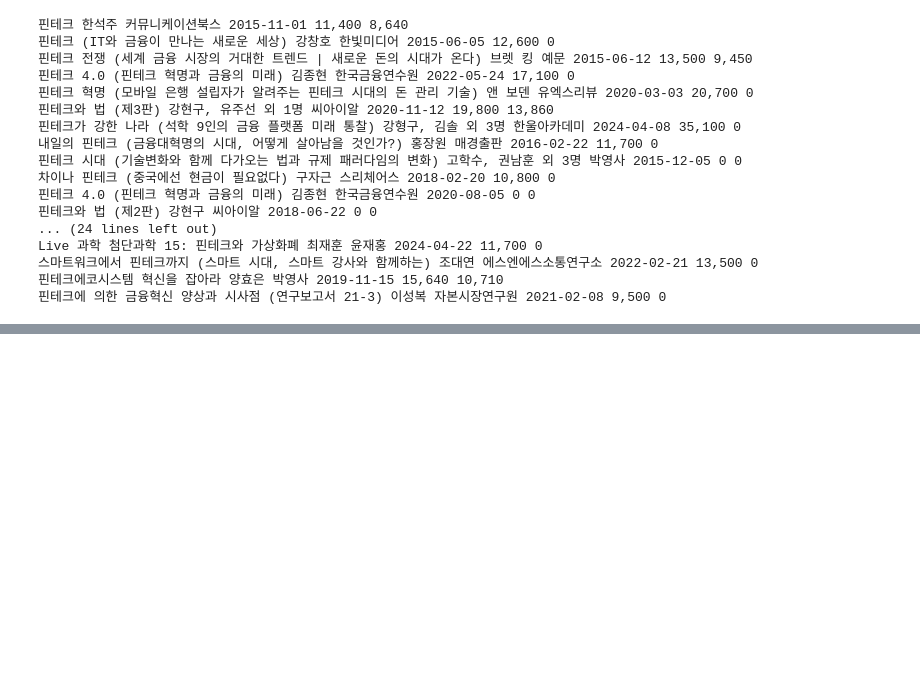
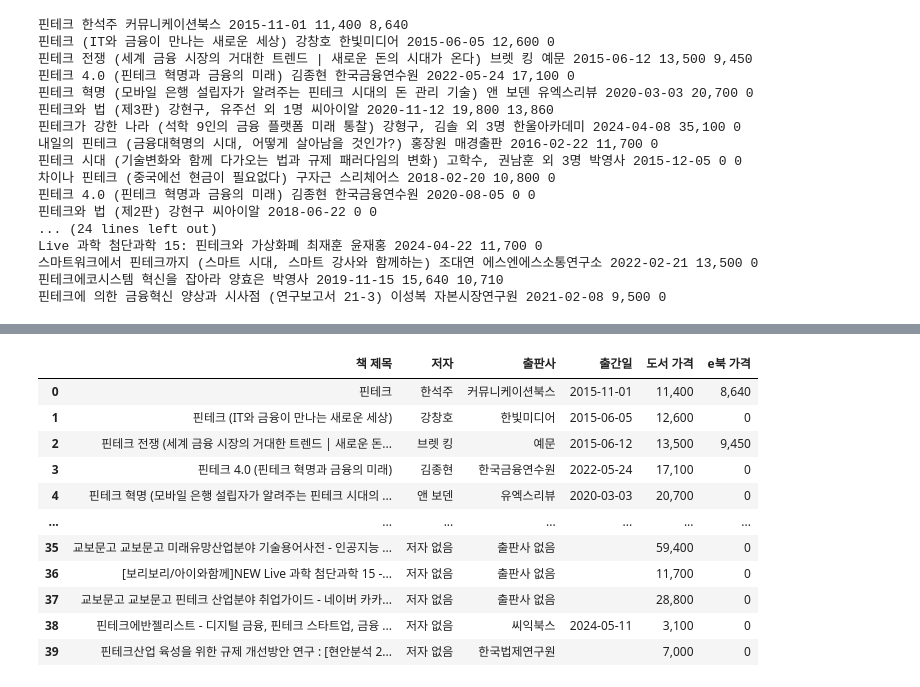
Before and after one commit to yusangsoo/Fintech_PM, a Jupyter notebook: 05_data_scraping/11_동적 웹사이트 자료수집_selenium_네이버 책.ipynb, the cells around one changed output, grey strips where cells are left out. Cells and saved outputs as stored; diff of their text form; code cells hidden in the pictures; blank space fills up the shorter version.

```diff
--- a/05_data_scraping/11_동적 웹사이트 자료수집_selenium_네이버 책.ipynb
+++ b/05_data_scraping/11_동적 웹사이트 자료수집_selenium_네이버 책.ipynb
@@ -156,0 +161,12 @@ Live 과학 첨단과학 15: 핀테크와 가상화폐 최재훈 윤재홍 2024-
+# %%
+# 마우스 스크롤하는 방법
+y = 0
+y_step = 1000
+for scroll_times in range(1,9) :
+    y = scroll_times * y_step
+    driver.execute_script(f"window.scrollTo({0},{y})")
+    time.sleep(1)
+# %%
+# 다음 버튼 클릭
+next_button = driver.find_element(By.CSS_SELECTOR, 'div.Paginator_list_paging__hUKRc > button.Paginator_btn_next__7NiBL')
+next_button.click()
@@ -156,0 +175,86 @@ Live 과학 첨단과학 15: 핀테크와 가상화폐 최재훈 윤재홍 2024-
+# %%
+final_result_df = pd.DataFrame()
+for page in range(1,7) :
+    # 마우스 스크롤하는 방법
+    y = 0
+    y_step = 1000
+    for scroll_times in range(1,9) :
+        y = scroll_times * y_step
+        driver.execute_script(f"window.scrollTo({0},{y})")
+        time.sleep(1)
+
+    # html 가져오기
+    page_html = driver.page_source
+    soup = bs(page_html, 'lxml')
+    # 책 정보 리스트
+    book_list = soup.select('.list_book > li')
+    book_dic = {}
+    df = pd.DataFrame()
+
+
+    for book in book_list :
+        # 책 제목
+        title = book.select_one('.bookListItem_text__SL9m9').text
+        book_dic.setdefault("책 제목", []).append(title)
+
+        # 저자
+        if book.select('.bookListItem_define_data__IUMgt') != [] :
+            if book.select_one('span.bookListItem_define_title__4OBTv').text == '저자' :
+                author = book.select('.bookListItem_define_data__IUMgt')[0].text
+        else :
+            author = "저자 없음"
+        book_dic.setdefault("저자", []).append(author)
+
+        # 출판사
+        if book.select('.bookListItem_define_data__IUMgt') != [] :
+            if book.select_one('span.bookListItem_define_title__4OBTv').text != '출판' :
+                publisher = book.select('.bookListItem_define_data__IUMgt')[1].text
+            else :
+                publisher = book.select('.bookListItem_define_data__IUMgt')[0].text
+        else :
+            publisher = "출판사 없음"
+        book_dic.setdefault("출판사", []).append(publisher)
+
+        # 출간일
+        if book.select_one('.bookListItem_detail_date__s7KQe') != None :
+            pub_date = book.select_one('.bookListItem_detail_date__s7KQe').text.strip(". ").replace(".", "-")
+        else :
+            pub_date = ""
+        book_dic.setdefault("출간일", []).append(pub_date)
+
+        if len(book.select('.bookPrice_price__OagxI > em')) == 2 :
+            # 도서 가격
+            paper_price = book.select('.bookPrice_price__OagxI > em')[0].text
+            # e북 가격
+            eb_price = book.select('.bookPrice_price__OagxI > em')[1].text
+        elif len(book.select('.bookPrice_price__OagxI > em')) == 1 :
+            paper_price = book.select('.bookPrice_price__OagxI > em')[0].text
+            eb_price = 0
+        else :
+            paper_price = 0
+            eb_price = 0
+        book_dic.setdefault("도서 가격", []).append(paper_price)
+        book_dic.setdefault("e북 가격", []).append(eb_price)
+
+
+    df = pd.DataFrame(book_dic)
+    final_result_df = pd.concat([final_result_df, df])
+
+
+    # 다음 버튼 클릭
+    next_button = driver.find_element(By.CSS_SELECTOR, 'div.Paginator_list_paging__hUKRc > button.Paginator_btn_next__7NiBL')
+    next_button.click()
+final_result_df
+# %% [output]
+|  | 책 제목 | 저자 | 출판사 | 출간일 | 도서 가격 | e북 가격 |
+| 0 | 핀테크 | 한석주 | 커뮤니케이션북스 | 2015-11-01 | 11,400 | 8,640 |
+| 1 | 핀테크 (IT와 금융이 만나는 새로운 세상) | 강창호 | 한빛미디어 | 2015-06-05 | 12,600 | 0 |
+| 2 | 핀테크 전쟁 (세계 금융 시장의 거대한 트렌드 | 새로운 돈... | 브렛 킹 | 예문 | 2015-06-12 | 13,500 | 9,450 |
+| 3 | 핀테크 4.0 (핀테크 혁명과 금융의 미래) | 김종현 | 한국금융연수원 | 2022-05-24 | 17,100 | 0 |
+| 4 | 핀테크 혁명 (모바일 은행 설립자가 알려주는 핀테크 시대의 ... | 앤 보덴 | 유엑스리뷰 | 2020-03-03 | 20,700 | 0 |
+| ... | ... | ... | ... | ... | ... | ... |
+| 35 | 교보문고 교보문고 미래유망산업분야 기술용어사전 - 인공지능 ... | 저자 없음 | 출판사 없음 |  | 59,400 | 0 |
+| 36 | [보리보리/아이와함께]NEW Live 과학 첨단과학 15 -... | 저자 없음 | 출판사 없음 |  | 11,700 | 0 |
+| 37 | 교보문고 교보문고 핀테크 산업분야 취업가이드 - 네이버 카카... | 저자 없음 | 출판사 없음 |  | 28,800 | 0 |
+| 38 | 핀테크에반젤리스트 - 디지털 금융, 핀테크 스타트업, 금융 ... | 저자 없음 | 씨익북스 | 2024-05-11 | 3,100 | 0 |
+| 39 | 핀테크산업 육성을 위한 규제 개선방안 연구 : [현안분석 2... | 저자 없음 | 한국법제연구원 |  | 7,000 | 0 |
```
Also changed, not shown: parts of 5 cells of this notebook, 3 other files.
